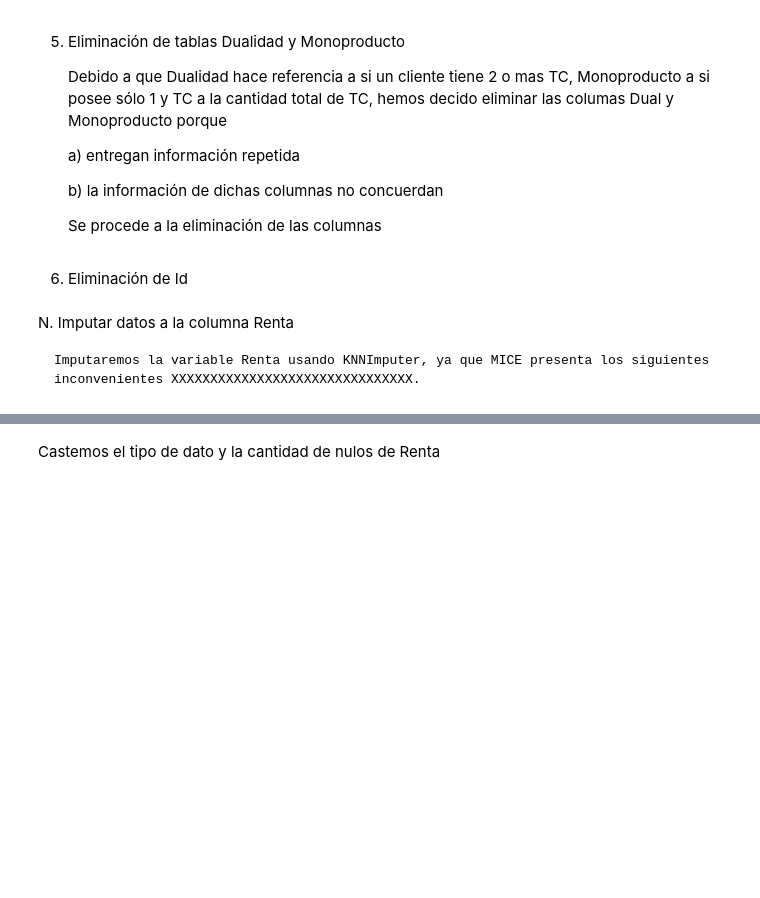
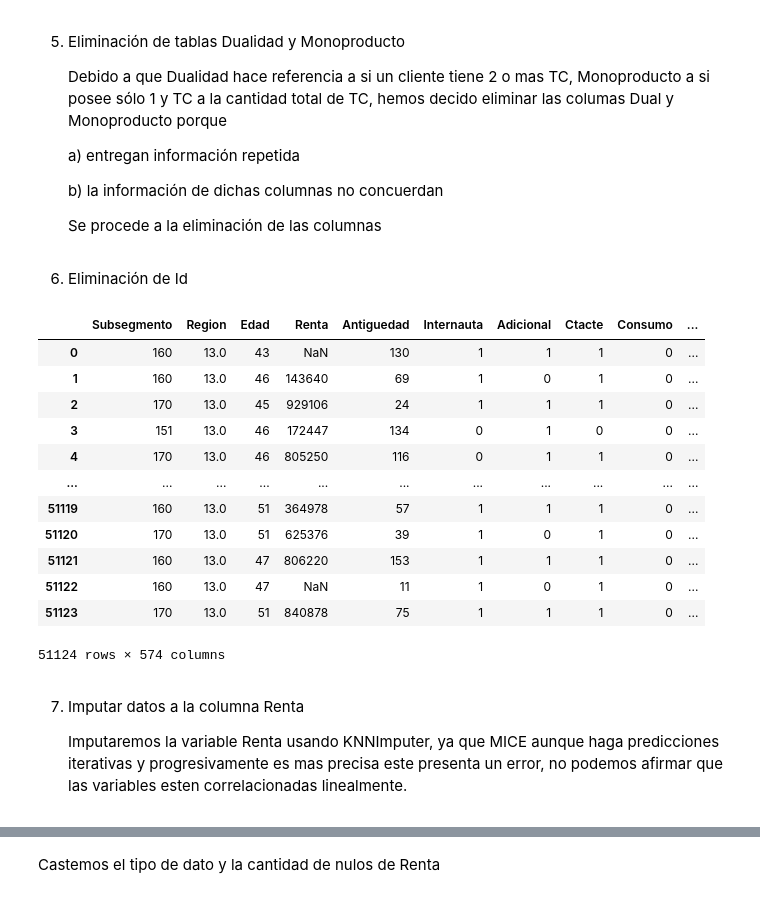
Before and after one commit to The-Shield-Team/SHIELD-ML-Monopoly, a Jupyter notebook: index.ipynb, the cells around one changed output, grey strips where cells are left out. Saved outputs shown, nothing was run; the diff lists cells and outputs as text; code cells hidden in the pictures; blank space fills up the shorter version.

```diff
--- a/index.ipynb
+++ b/index.ipynb
@@ -276,0 +294,3 @@ NULOS A np.nan
+# %%
+na_values = ('np.nan','NA','NaN','nan','inf')
+df = df.replace(na_values, np.nan)
@@ -356,8 +394,25 @@ df = df.drop(['Dualidad','Monoproducto'], axis=1)
 6. Eliminación de Id
 # %%
 df = df.drop("Id", axis=1)
+# %%
+df = pd.get_dummies(df, columns=['IndRev_T01'])
+# %%
+df
+# %% [output]
+|  | Subsegmento | Region | Edad | Renta | Antiguedad | Internauta | Adicional | Ctacte | Consumo | ... |
+| 0 | 160 | 13.0 | 43 | NaN | 130 | 1 | 1 | 1 | 0 | ... |
+| 1 | 160 | 13.0 | 46 | 143640 | 69 | 1 | 0 | 1 | 0 | ... |
+| 2 | 170 | 13.0 | 45 | 929106 | 24 | 1 | 1 | 1 | 0 | ... |
+| 3 | 151 | 13.0 | 46 | 172447 | 134 | 0 | 1 | 0 | 0 | ... |
+| 4 | 170 | 13.0 | 46 | 805250 | 116 | 0 | 1 | 1 | 0 | ... |
+| ... | ... | ... | ... | ... | ... | ... | ... | ... | ... | ... |
+| 51119 | 160 | 13.0 | 51 | 364978 | 57 | 1 | 1 | 1 | 0 | ... |
+| 51120 | 170 | 13.0 | 51 | 625376 | 39 | 1 | 0 | 1 | 0 | ... |
+| 51121 | 160 | 13.0 | 47 | 806220 | 153 | 1 | 1 | 1 | 0 | ... |
+| 51122 | 160 | 13.0 | 47 | NaN | 11 | 1 | 0 | 1 | 0 | ... |
+| 51123 | 170 | 13.0 | 51 | 840878 | 75 | 1 | 1 | 1 | 0 | ... |
+51124 rows × 574 columns
 # %% [markdown]
+7. Imputar datos a la columna Renta
 
-N. Imputar datos a la columna Renta
-
-    Imputaremos la variable Renta usando KNNImputer, ya que MICE presenta los siguientes inconvenientes XXXXXXXXXXXXXXXXXXXXXXXXXXXXXXX.
+    Imputaremos la variable Renta usando KNNImputer, ya que MICE aunque haga predicciones iterativas y progresivamente es mas precisa este presenta un error, no podemos afirmar que las variables esten correlacionadas linealmente.
```
Also changed, not shown: parts of 7 cells of this notebook.
